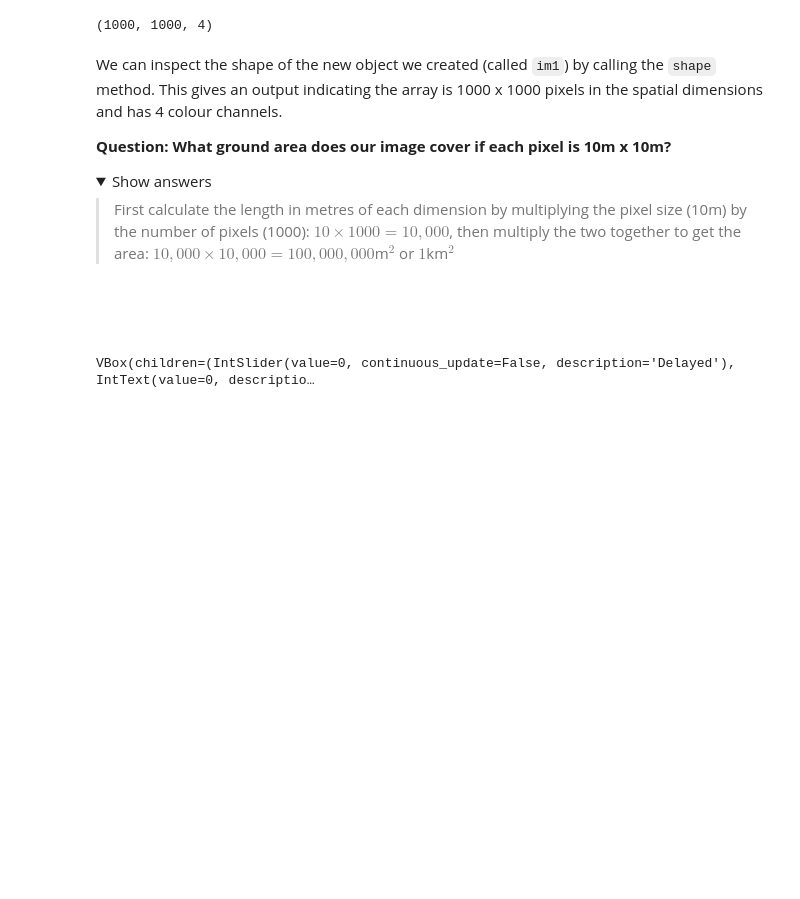
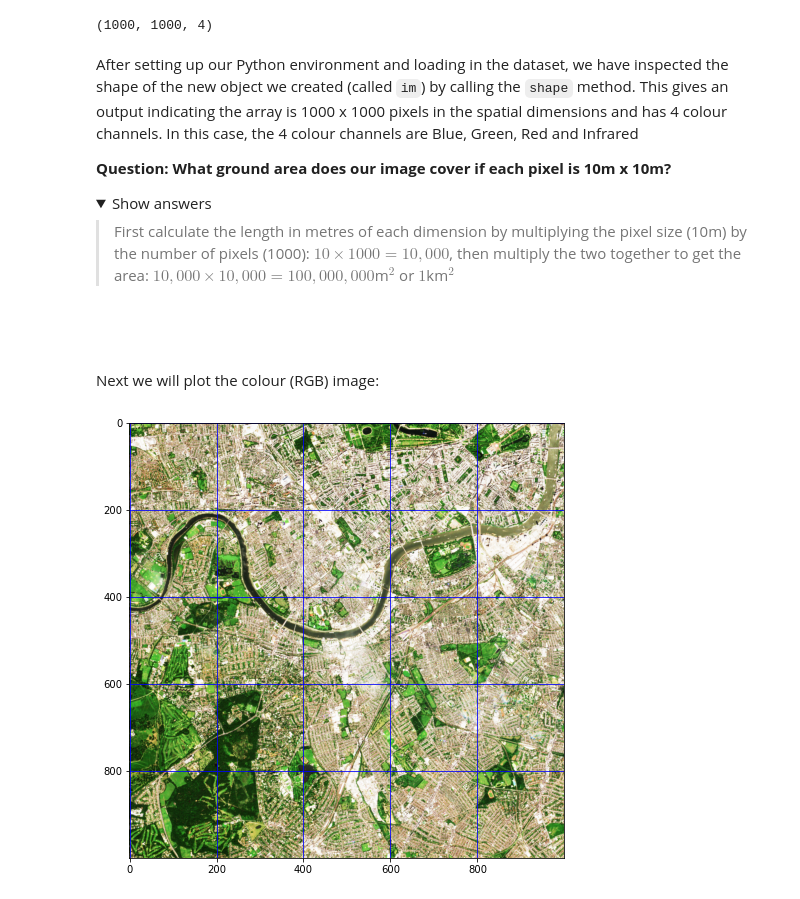
Before and after one commit to joe-fennell/eo-for-sdgs, a Jupyter notebook: 1_FirstSteps.ipynb, the cells around one changed output. Cells and saved outputs as stored; diff of their text form; code cells hidden in the pictures; folded sections open; blank space fills up the shorter version.

```diff
--- a/1_FirstSteps.ipynb
+++ b/1_FirstSteps.ipynb
@@ -82,6 +82,8 @@ We will use Python to load in some example Sentinel 2 imagery of London:
 # The cell can be re-run by pressing shift-enter
 # -----------------------------------------------
 # Boiler plate imports
+%matplotlib inline
+from ipywidgets import *
 import matplotlib.pyplot as plt
 import numpy as np
 import os
@@ -113,7 +115,7 @@ def image_histogram_equalisation(image):
 
     """
     # get image histogram
-    image_histogram, bins = np.histogram(image.flatten(), 256, normed=True)
+    image_histogram, bins = np.histogram(image.flatten(), 256, density=True)
     cdf = image_histogram.cumsum() # cumulative distribution function
     cdf = (255-1) * cdf / cdf[-1] # normalize
 
@@ -124,17 +126,17 @@ def image_histogram_equalisation(image):
         return image_equalized.reshape(image.shape).astype('uint8')[:,:,::-1]
     else:
         return image_equalized.reshape(image.shape).astype('uint8')
+
+# Define the pixel size a priori. We know this is 10m x 10m for these data
+pixel_size = 10
+
+# Read in the dataset and convert to float type
+im = np.load(dpath).astype(float)
+im.shape
+# %% [output]
+(1000, 1000, 4)
-# %%
-# Define the pixel size a priori. We know this is 10m x 10m for these data
-pixel_size = 10
-
-# Read in the dataset and convert to float type
-im = np.load(dpath).astype(float)
-im.shape
-# %% [output]
-(1000, 1000, 4)
 # %% [markdown]
-We can inspect the shape of the new object we created (called `im1`) by calling the `shape` method. This gives an output indicating the array is 1000 x 1000 pixels in the spatial dimensions and has 4 colour channels.
+After setting up our Python environment and loading in the dataset, we have inspected the shape of the new object we created (called `im`) by calling the `shape` method. This gives an output indicating the array is 1000 x 1000 pixels in the spatial dimensions and has 4 colour channels. In this case, the 4 colour channels are Blue, Green, Red and Infrared
 
 **Question: What ground area does our image cover if each pixel is 10m x 10m?**
 <details>
@@ -148,18 +150,15 @@ Show answers
 <p>&nbsp;</p>
 </details>
 <p>&nbsp;</p>
+
+Next we will plot the colour (RGB) image:
-# %%
-import ipywidgets as widgets
-a = widgets.IntSlider(description="Delayed", continuous_update=False)
-b = widgets.IntText(description="Delayed", continuous_update=False)
-c = widgets.IntSlider(description="Continuous", continuous_update=True)
-d = widgets.IntText(description="Continuous", continuous_update=True)
-
-widgets.link((a, 'value'), (b, 'value'))
-widgets.link((a, 'value'), (c, 'value'))
-widgets.link((a, 'value'), (d, 'value'))
-widg = widgets.VBox([a,b,c,d])
-
-display(widg)
-# %% [output]
-VBox(children=(IntSlider(value=0, continuous_update=False, description='Delayed'), IntText(value=0, descriptio…
+# %%
+# This code makes a colour image plot of our Sentinel 2 Data
+plt.figure(figsize=(8,8))
+plt.imshow(image_histogram_equalisation(im[:,:,:3]))
+
+# gridlines
+plt.grid(color='blue')
+plt.show()
+# %% [output]
+[figure, added]
```
Also changed, not shown: parts of 3 cells of this notebook, 1 other file.
